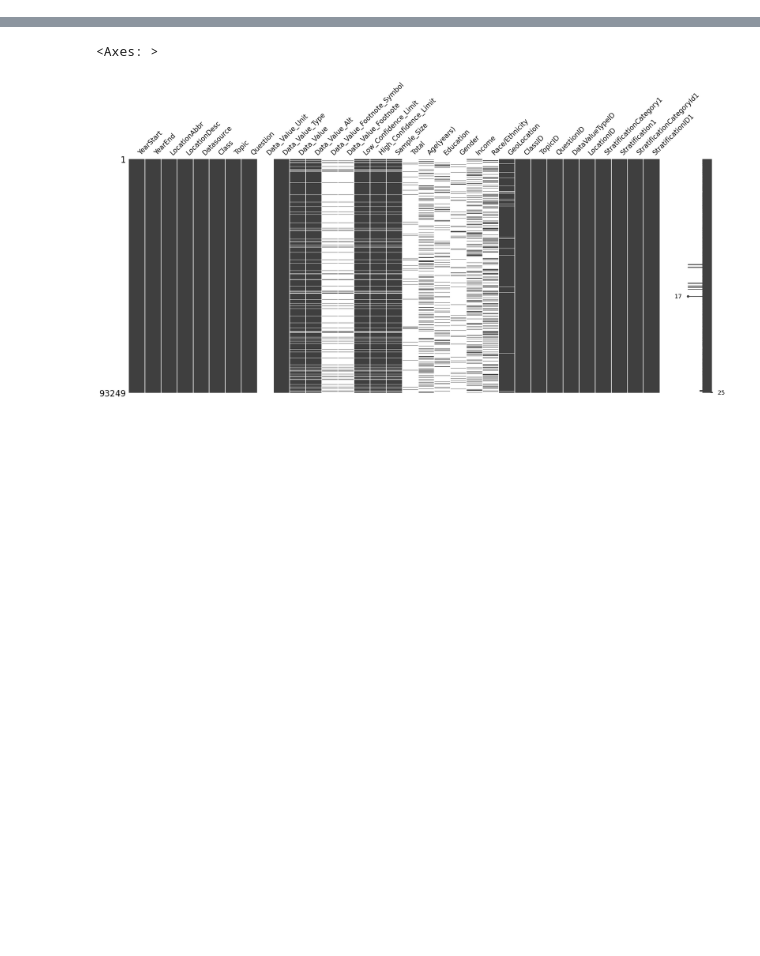
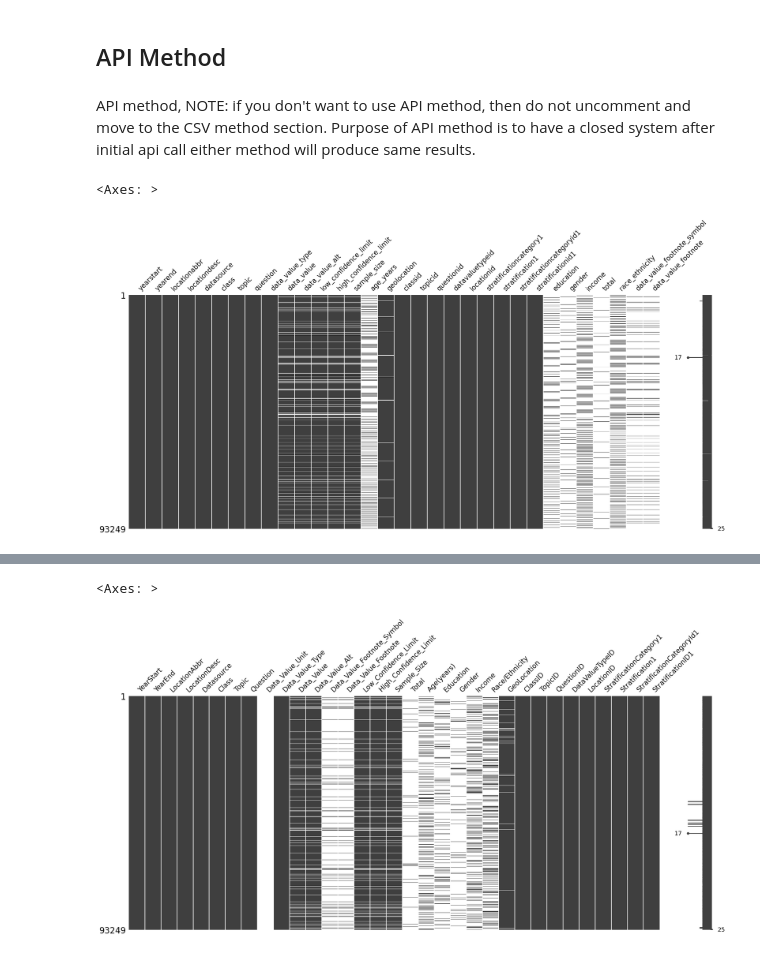
Before and after one commit to hatkiet/Project_3-Obesity-Analysis-and-Its-impacts, a Jupyter notebook: First_Clean.ipynb, the cells around one changed output, grey strips where cells are left out. Saved outputs shown, nothing was run; the diff lists cells and outputs as text; code cells hidden in the pictures; blank space fills up the shorter version.

```diff
--- a/First_Clean.ipynb
+++ b/First_Clean.ipynb
@@ -5,0 +15,5 @@ import missingno as msno
+# %% [markdown]
+## API Method
+# %% [markdown]
+API method, NOTE: if you don't want to use API method, then do not uncomment and move to the CSV method section. Purpose of API method is to have a closed system after initial api call
+either method will produce same results.
@@ -5,0 +27,15 @@ import missingno as msno
+# %%
+# Use to access api
+client = Socrata("data.cdc.gov", apitoken)
+
+# total results is under 100,000. In case api changes, limiting to 100,000. API --> list by sodapy
+results = client.get("hn4x-zwk7", limit=100000)
+
+# Convert to pandas DataFrame
+results_json = pd.DataFrame.from_records(results)
+# %%
+%matplotlib inline
+msno.matrix(results_json)
+# %% [output]
+<Axes: >
+[figure, added]
```
Also changed, not shown: parts of 14 cells of this notebook, 7 other files.
